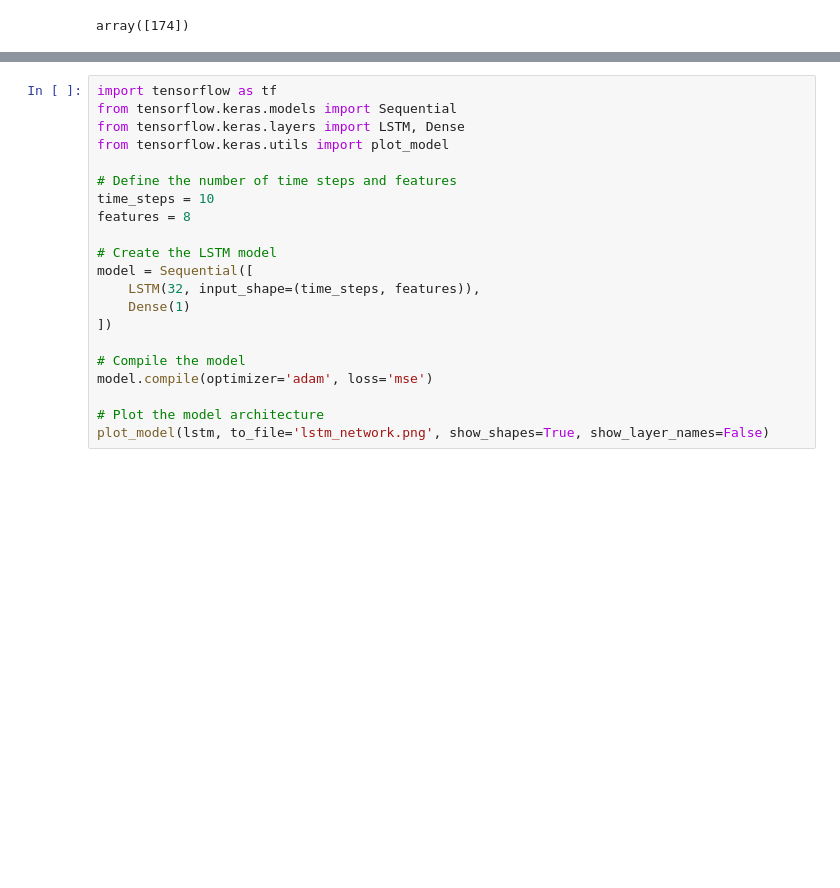
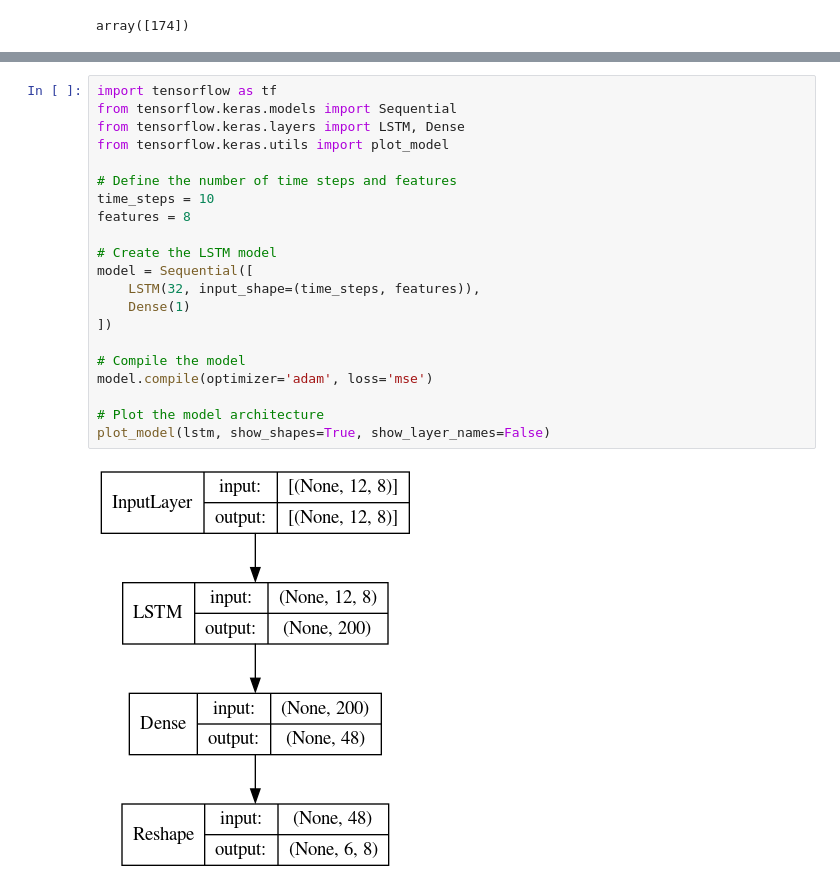
Before and after one commit to irenelivia/DakEnowcasting, a Jupyter notebook: test_model.ipynb, the cells around one changed output, grey strips where cells are left out. Cells and saved outputs as stored; diff of their text form; blank space fills up the shorter version.

```diff
--- a/test_model.ipynb
+++ b/test_model.ipynb
@@ -588,21 +532,23 @@ print(f"Animation saved as {output_file}")
 # %%
 import tensorflow as tf
 from tensorflow.keras.models import Sequential
 from tensorflow.keras.layers import LSTM, Dense
 from tensorflow.keras.utils import plot_model
 
 # Define the number of time steps and features
 time_steps = 10
 features = 8
 
 # Create the LSTM model
 model = Sequential([
     LSTM(32, input_shape=(time_steps, features)),
     Dense(1)
 ])
 
 # Compile the model
 model.compile(optimizer='adam', loss='mse')
 
 # Plot the model architecture
-plot_model(lstm, to_file='lstm_network.png', show_shapes=True, show_layer_names=False)
+plot_model(lstm, show_shapes=True, show_layer_names=False)
+# %% [output]
+[figure, added]
```
Also changed, not shown: parts of 29 cells of this notebook, 2 other files.
